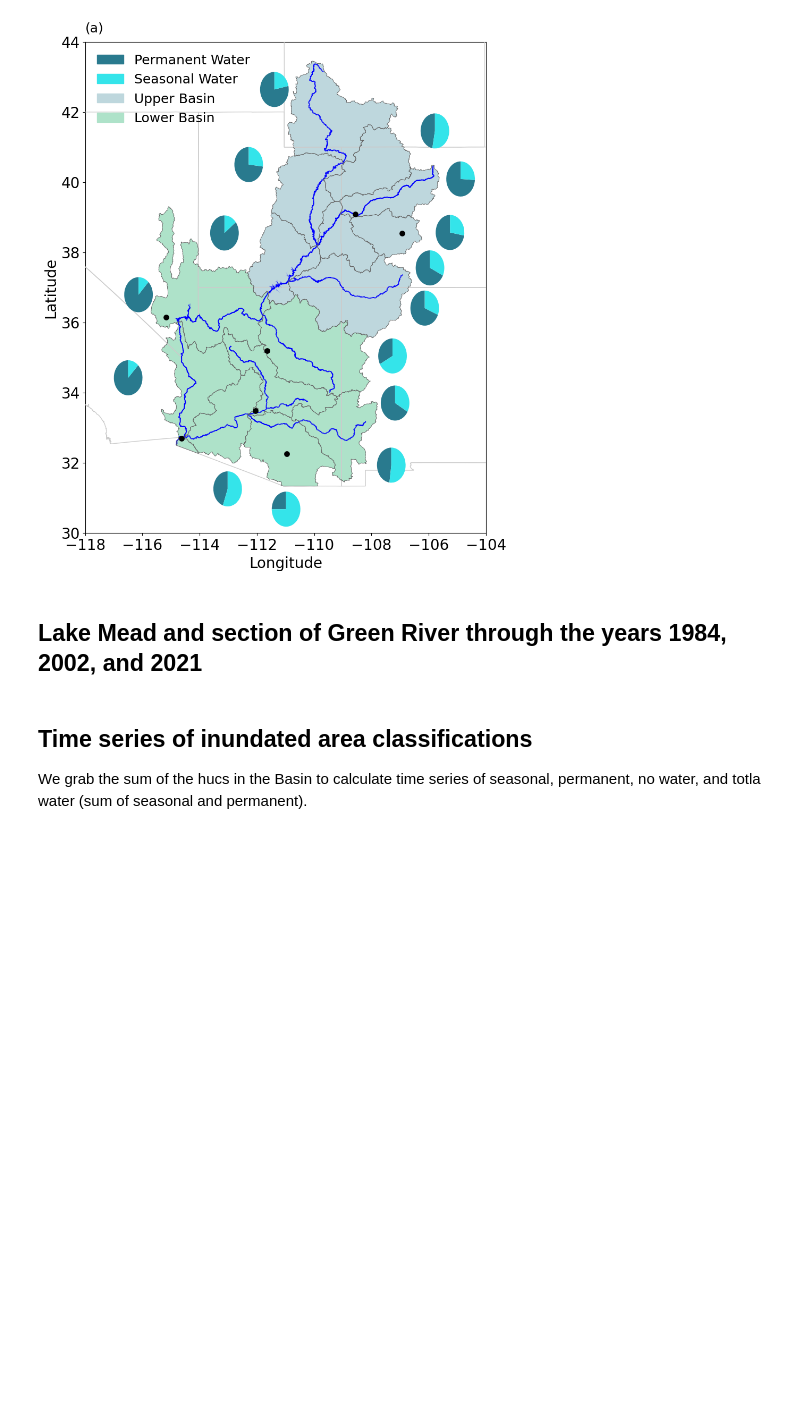
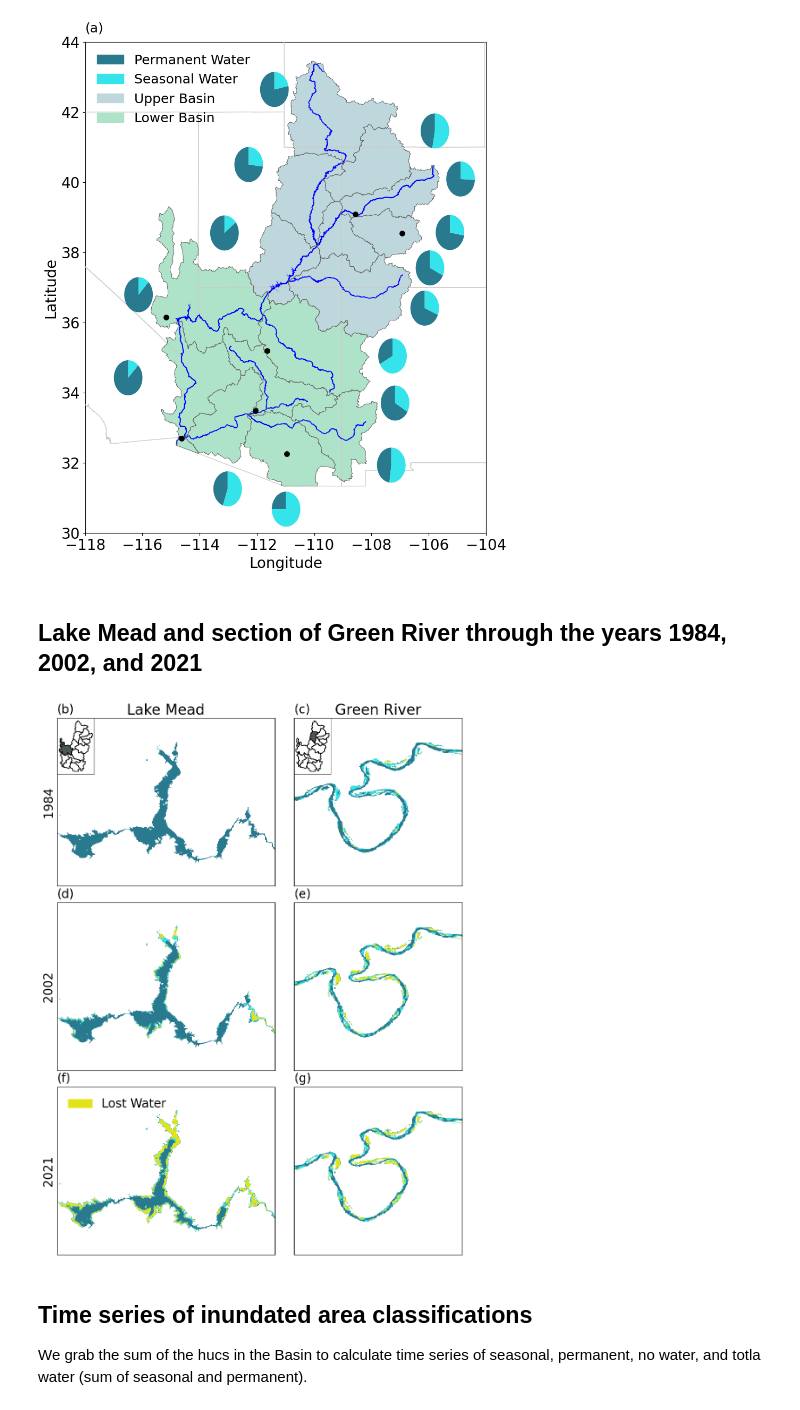
Before and after one commit to ppuentex/Surface_Water_Analysis-CRB, a Jupyter notebook: Results/generate-figures.ipynb, the cells around one changed output. Cells and saved outputs as stored; diff of their text form; code cells hidden in the pictures; blank space fills up the shorter version.

Commit message:
adding figure of Lake Mead and section of green river

```diff
--- a/Results/generate-figures.ipynb
+++ b/Results/generate-figures.ipynb
@@ -171,3 +189,84 @@ class_colors = {
+# %%
+#get the subset of the masked data for the location I want
+lake_mead84 = masked_data_84[27500:29900, 3300:7300]
+lake_mead02 = masked_data_02[27500:29900, 3300:7300]
+lake_mead21 = masked_data_21[27500:29900, 3300:7300]
+
+green_river84 = masked_data_84[12530:12880, 24550:25000]
+green_river02 = masked_data_02[12530:12880, 24550:25000]
+green_river21 = masked_data_21[12530:12880, 24550:25000]
+
+legend_patches = [
+    Patch(color=color_nowater, label='Lost Water')
+]
+
+# Add a column to CRB_HUC4_merge for colors: blue for '1501', white for others
+crb_huc4_merge['color'] = crb_huc4_merge['huc4'].apply(lambda x: '#4C5658' if x == '1501' else 'white')
+
+cmap = ListedColormap([color_nowater, color_seasonal, color_perm, 'white'])
+plt.rcParams.update({'font.size': 20})
+fig, ax = plt.subplots(3,2, figsize = (12,16), gridspec_kw={'width_ratios': [1.3, 1]})
+
+ax[0,0].imshow(lake_mead84, cmap=cmap)
+ax[0,0].set_xticks([])
+ax[0,0].set_yticks([])
+ax[0,0].set_title('Lake Mead')
+ax[0,0].set_ylabel('1984')
+ax[0,0].text(0, 1.03, '(b)', transform=ax[0,0].transAxes)
+ax[0,0].set_aspect('equal', adjustable="datalim")
+
+# Create an inset axis for the HUC shapefile specific to Lake Mead
+inset_ax = fig.add_axes([0.1209, 0.80, 0.08, 0.08])
+crb_huc4_merge.plot(ax=inset_ax, edgecolor = 'black', color = crb_huc4_merge['color'])
+inset_ax.set_xticks([])
+inset_ax.set_yticks([])
+
+ax[0,1].imshow(green_river84, cmap=cmap)
+ax[0,1].set_xticks([])
+ax[0,1].set_yticks([])
+ax[0,1].set_title('Green River')
+ax[0,1].text(0, 1.03, '(c)', transform=ax[0,1].transAxes)
+ax[0,1].set_aspect('equal', adjustable="datalim")
+
+crb_huc4_merge['color'] = crb_huc4_merge['huc4'].apply(lambda x: '#4C5658' if x == '1406' else 'white')
+# Create an inset axis for the HUC shapefile specific to the section of Green River
+inset_ax2 = fig.add_axes([0.574, 0.8, 0.08, 0.08])
+crb_huc4_merge.plot(ax=inset_ax2, edgecolor = 'black', color = crb_huc4_merge['color'])
+inset_ax2.set_xticks([])
+inset_ax2.set_yticks([])
+
+ax[1,0].imshow(lake_mead02, cmap=cmap)
+ax[1,0].set_xticks([])
+ax[1,0].set_yticks([])
+ax[1,0].set_ylabel('2002')
+ax[1,0].text(0, 1.03, '(d)', transform=ax[1,0].transAxes)
+ax[1,0].set_aspect('equal', adjustable="datalim")
+
+ax[1,1].imshow(green_river02, cmap=cmap)
+ax[1,1].set_xticks([])
+ax[1,1].set_yticks([])
+ax[1,1].text(0, 1.03, '(e)', transform=ax[1,1].transAxes)
+ax[1,1].set_aspect('equal', adjustable="datalim")
+
+ax[2,0].imshow(lake_mead21, cmap=cmap)
+ax[2,0].set_xticks([])
+ax[2,0].set_yticks([])
+ax[2,0].set_ylabel('2021')
+ax[2,0].text(0, 1.03, '(f)', transform=ax[2,0].transAxes)
+ax[2,0].set_aspect('equal', adjustable="datalim")
+ax[2,0].legend(handles=legend_patches, loc='upper left', frameon=False, fontsize = 20)
+
+ax[2,1].imshow(green_river21, cmap=cmap)
+ax[2,1].set_xticks([])
+ax[2,1].set_yticks([])
+ax[2,1].text(0, 1.03, '(g)', transform=ax[2,1].transAxes)
+ax[2,1].set_aspect('equal', adjustable="datalim")
+
+
+plt.subplots_adjust(wspace=0.1, hspace=0.1)
+plt.savefig('../Results/figures/Basin-figure1b-g.jpg', bbox_inches ='tight', dpi = 600)
+# %% [output]
+[figure, added]
 # %% [markdown]
 ## Time series of inundated area classifications
 We grab the sum of the hucs in the Basin to calculate time series of seasonal, permanent, no water, and totla water (sum of seasonal and permanent).
```
Also changed, not shown: parts of 3 cells of this notebook, 1 other file.
